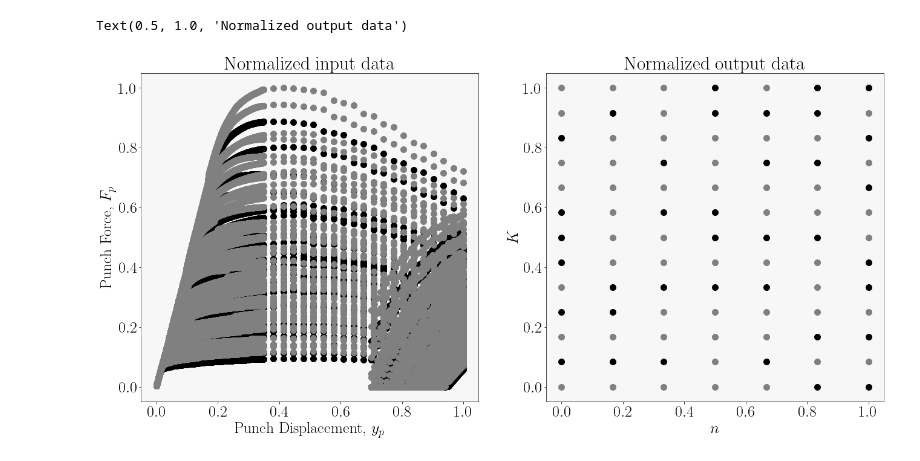
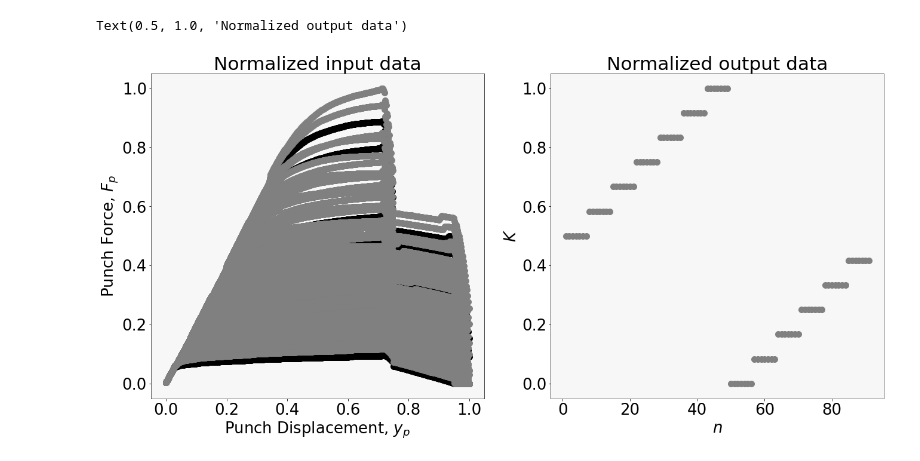
Before and after one commit to DaJaCruz/PhD, a Jupyter notebook: RNN.ipynb, the cells around one changed output. Saved outputs shown, nothing was run; the diff lists cells and outputs as text; code cells hidden in the pictures.

```diff
--- a/RNN.ipynb
+++ b/RNN.ipynb
@@ -42,8 +42,8 @@ params = {"ytick.color": (0, 0, 0),
           "grid.color": (.9, .9, .9),
           "text.color": (0, 0, 0),
           "axes.labelcolor": (0, 0, 0),
-          "axes.edgecolor": (.15, .15, .15),
-          "text.usetex": True
+          "axes.edgecolor": (.15, .15, .15)#,
+          #"text.usetex": True
           }
 plt.rcParams.update(params)
 linewidth=3.0
@@ -54,7 +54,7 @@ df = pd.read_csv(url, delimiter=';')
 # %%
 
 # Split raw data in Input (X) and Output (Y) data
-X_data_raw = df.loc[:,['Input_4','Input_5']].values
+X_data_raw = df.loc[:,['Input_1','Input_5']].values
 Y_data_raw = df.loc[:,['Output_1', 'Output_3']].values
 # %%
 #
@@ -154,11 +156,11 @@ Text(0.5, 1.0, 'Normalized output data')
 seed = 1000 # set a random seed to replicate results
 np.random.seed(seed)
 
-testvalset_ratio = 0.4 # ratio of test set points from the dataset
+testvalset_ratio = 0.2 # ratio of test set points from the dataset
 
-X_train_scaled, X_test_scaled, Y_train_scaled, Y_test_scaled = train_test_split(X_data_scaled, Y_data_scaled,
+X_train_scaled, X_test_scaled, Y_train_scaled, Y_test_scaled = train_test_split(X_data_scaled, Y_data_scaled[:,0,:],
                                                     test_size=testvalset_ratio,random_state=seed
                                                     )
 
-print(X_train_scaled)
+print(Y_train_scaled.shape)
 # %% [output]
@@ -182,31 +168,33 @@ print(X_train_scaled)
 # %%
 #Plots with normalized and Non-normalized outputs
 fig_ANN, (ax1_ANN, ax2_ANN) = plt.subplots(1,2)
+
+cases = np.arange(1, 92, 1)
 
 ax1_ANN.plot(X_test_scaled[:,:,0], X_test_scaled[:,:,1], 'o', markersize=10, color='black', label="testing points") # show normalized training data
 ax1_ANN.plot(X_train_scaled[:,:,0], X_train_scaled[:,:,1], 'o', markersize=10, color='gray', label="training points") # show normalized training data
 ax1_ANN.set_ylabel('Punch Force, $F_p$')
 ax1_ANN.set_xlabel('Punch Displacement, $y_p$')
 ax1_ANN.set_title('Normalized input data')
 # ax1_ANN.legend(['training', 'testing', 'validation'], loc='upper right')
 #ax1_ANN.grid(True, color='gray', linestyle='-')
 # ax1_ANN.set_ylim([-1.25, 1.25])
 # ax1_ANN.set_xlim([-1.25, 1.25])
 # Create figure with specified size
 fig_ANN.set_size_inches(22, 10)
 
 # K-n Points
-ax2_ANN.plot(Y_train_scaled[:,1,:], Y_train_scaled[:,0,:], 'o', markersize=10, color='gray') # show normalized training data
-ax2_ANN.plot(Y_test_scaled[:,1,:], Y_test_scaled[:,0,:], 'o', markersize=10, color='black', label="testing points") # show normalized training data
+ax2_ANN.plot(cases, Y_data_scaled[:,0,:], 'o', markersize=10, color='gray') # show normalized training data
+# ax2_ANN.plot(cases, Y_test_scaled, 'o', markersize=10, color='black', label="testing points") # show normalized training data
 ax2_ANN.set_ylabel('$K$')
 ax2_ANN.set_xlabel('$n$')
 ax2_ANN.set_title('Normalized output data')
 # ax2_ANN.legend(['training', 'testing', 'validation'], loc='upper right')
 #ax1_ANN.grid(True, color='gray', linestyle='-')
 # ax2_ANN.set_ylim([-1.25, 1.25])
 # ax2_ANN.set_xlim([-1.25, 1.25])
 # %% [output]
 Text(0.5, 1.0, 'Normalized output data')
-[figure, old version]
+[figure, new version]
 # %%
 # Build the LSTM model
```
Also changed, not shown: parts of 13 cells of this notebook.
